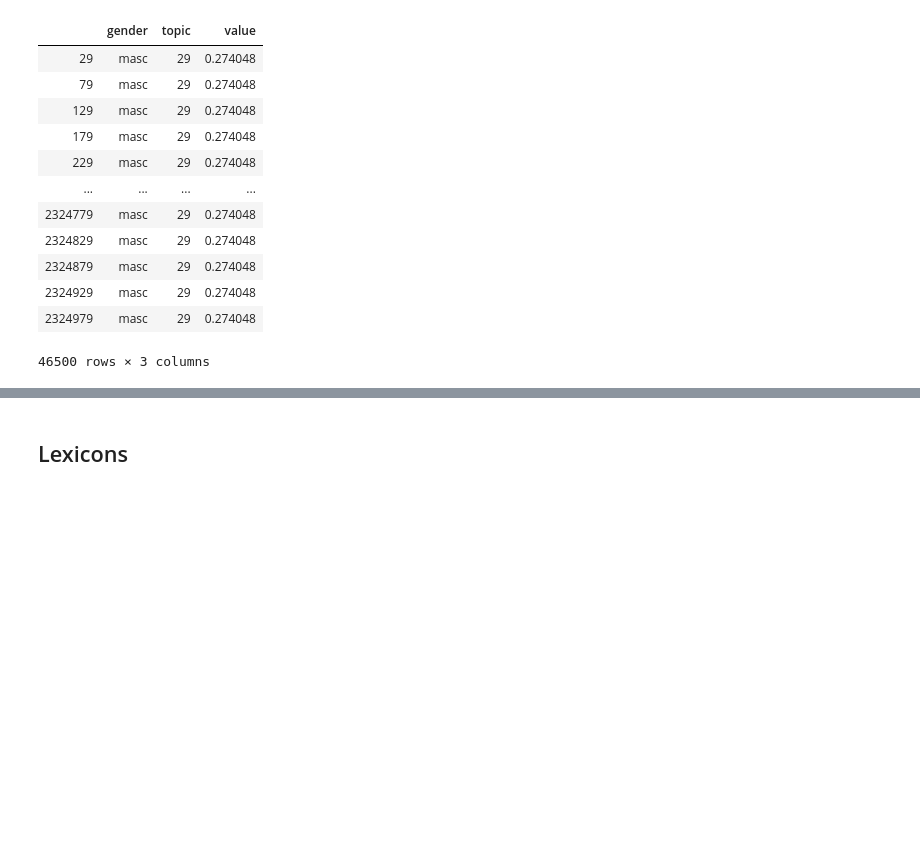
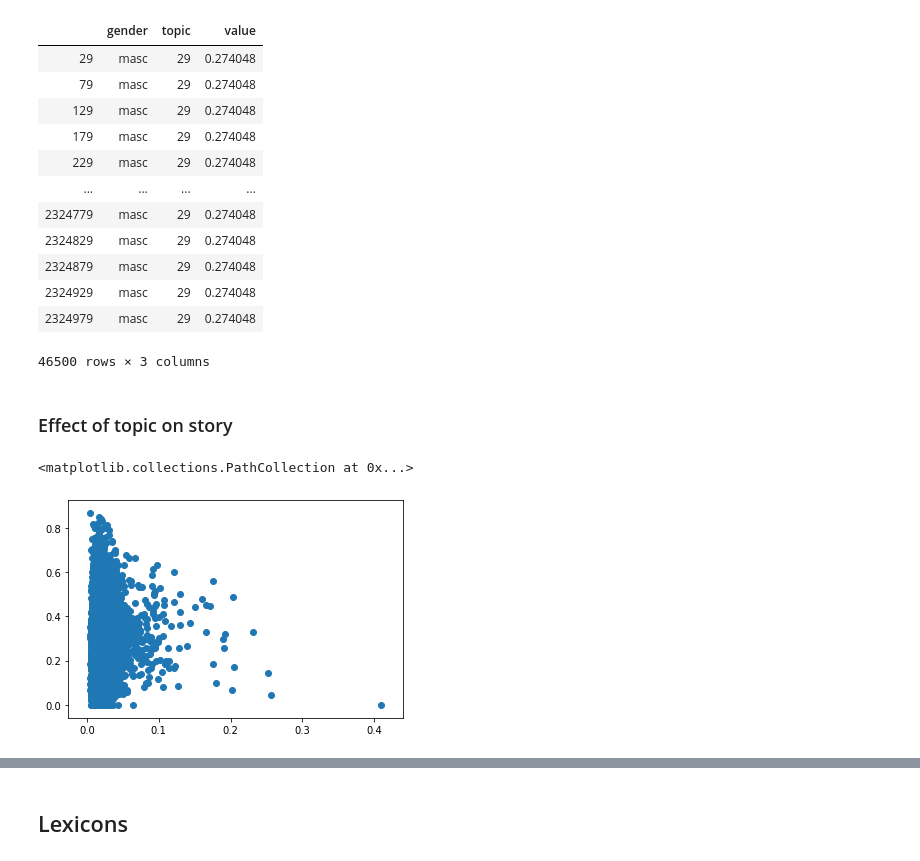
Before and after one commit to lucy3/gpt3_gender, a Jupyter notebook: code/character_viz.ipynb, the cells around one changed output, grey strips where cells are left out. Cells and saved outputs as stored; diff of their text form; code cells hidden in the pictures; blank space fills up the shorter version.

```diff
--- a/code/character_viz.ipynb
+++ b/code/character_viz.ipynb
@@ -485,3 +485,10 @@ topic_29
 | 2324929 | masc | 29 | 0.274048 |
 | 2324979 | masc | 29 | 0.274048 |
 46500 rows × 3 columns
+# %% [markdown]
+### Effect of topic on story
+# %%
+with open(LOGS + 'topics_0.9/' + str(35) + '_prompt_topic_scores.json', 'r') as infile:
+    topic_score_dict1 = json.load(infile)
+with open(LOGS + 'topics_0.9/' + str(33) + '_prompt_topic_scores.json', 'r') as infile:
+    topic_score_dict2 = json.load(infile)
@@ -487,0 +564,7 @@ topic_29
+# %%
+x1, y1, z1, x2, y2, z2 = topic_main_char_percentage()
+# %%
+plt.scatter(x1, z1)
+# %% [output]
+<matplotlib.collections.PathCollection at 0x...>
+[figure, added]
```
Also changed, not shown: parts of 12 cells of this notebook, 2 other files.
